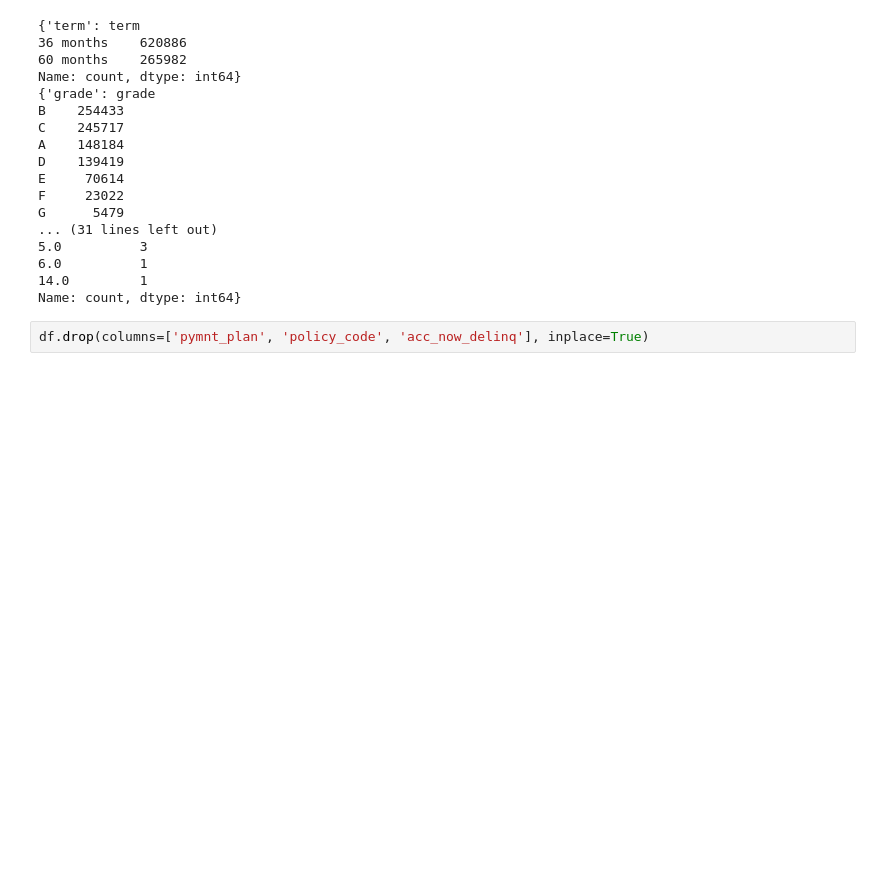
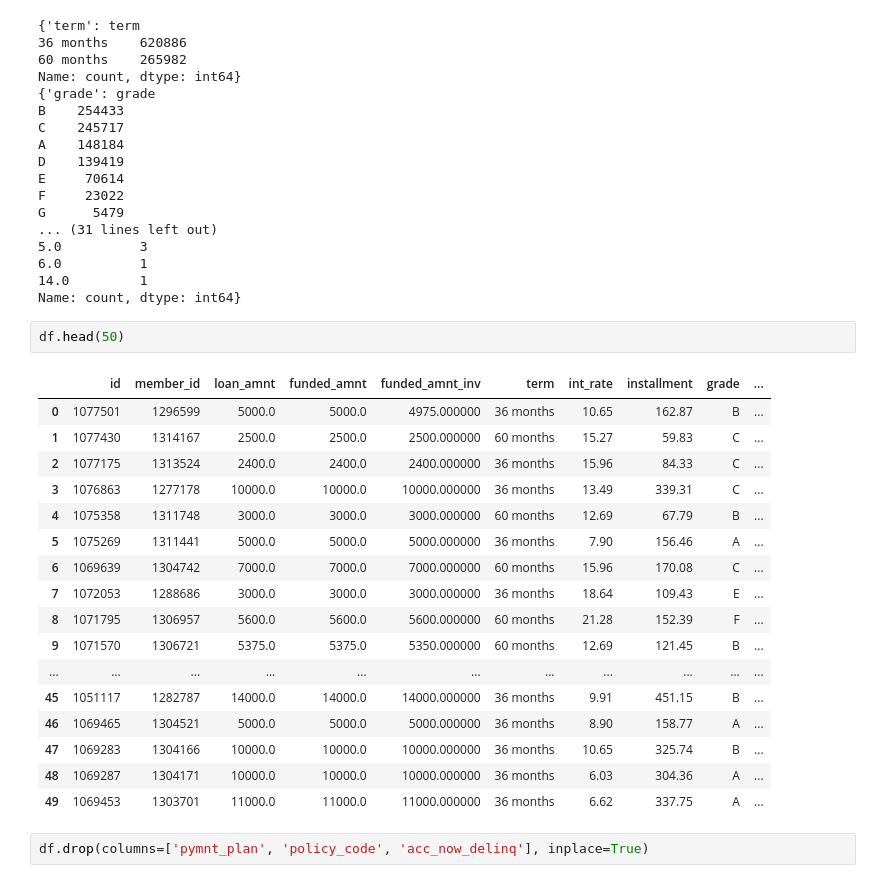
Before and after one commit to Karmos/RiskPrediction, a Jupyter notebook: credit-risk-prediction.ipynb, the cells around one changed output. Saved outputs shown, nothing was run; the diff lists cells and outputs as text; blank space fills up the shorter version.

```diff
--- a/credit-risk-prediction.ipynb
+++ b/credit-risk-prediction.ipynb
@@ -226,6 +188,26 @@ G      5479
 6.0          1
 14.0         1
 Name: count, dtype: int64}
+# %%
+df.head(50)
+# %% [output]
+|  | id | member_id | loan_amnt | funded_amnt | funded_amnt_inv | term | int_rate | installment | grade | ... |
+| 0 | 1077501 | 1296599 | 5000.0 | 5000.0 | 4975.000000 | 36 months | 10.65 | 162.87 | B | ... |
+| 1 | 1077430 | 1314167 | 2500.0 | 2500.0 | 2500.000000 | 60 months | 15.27 | 59.83 | C | ... |
+| 2 | 1077175 | 1313524 | 2400.0 | 2400.0 | 2400.000000 | 36 months | 15.96 | 84.33 | C | ... |
+| 3 | 1076863 | 1277178 | 10000.0 | 10000.0 | 10000.000000 | 36 months | 13.49 | 339.31 | C | ... |
+| 4 | 1075358 | 1311748 | 3000.0 | 3000.0 | 3000.000000 | 60 months | 12.69 | 67.79 | B | ... |
+| 5 | 1075269 | 1311441 | 5000.0 | 5000.0 | 5000.000000 | 36 months | 7.90 | 156.46 | A | ... |
+| 6 | 1069639 | 1304742 | 7000.0 | 7000.0 | 7000.000000 | 60 months | 15.96 | 170.08 | C | ... |
+| 7 | 1072053 | 1288686 | 3000.0 | 3000.0 | 3000.000000 | 36 months | 18.64 | 109.43 | E | ... |
+| 8 | 1071795 | 1306957 | 5600.0 | 5600.0 | 5600.000000 | 60 months | 21.28 | 152.39 | F | ... |
+| 9 | 1071570 | 1306721 | 5375.0 | 5375.0 | 5350.000000 | 60 months | 12.69 | 121.45 | B | ... |
+| ... | ... | ... | ... | ... | ... | ... | ... | ... | ... | ... |
+| 45 | 1051117 | 1282787 | 14000.0 | 14000.0 | 14000.000000 | 36 months | 9.91 | 451.15 | B | ... |
+| 46 | 1069465 | 1304521 | 5000.0 | 5000.0 | 5000.000000 | 36 months | 8.90 | 158.77 | A | ... |
+| 47 | 1069283 | 1304166 | 10000.0 | 10000.0 | 10000.000000 | 36 months | 10.65 | 325.74 | B | ... |
+| 48 | 1069287 | 1304171 | 10000.0 | 10000.0 | 10000.000000 | 36 months | 6.03 | 304.36 | A | ... |
+| 49 | 1069453 | 1303701 | 11000.0 | 11000.0 | 11000.000000 | 36 months | 6.62 | 337.75 | A | ... |
 # %%
 df.drop(columns=['pymnt_plan', 'policy_code', 'acc_now_delinq'], inplace=True)
 # %%
```
Also changed, not shown: parts of 72 cells of this notebook.
